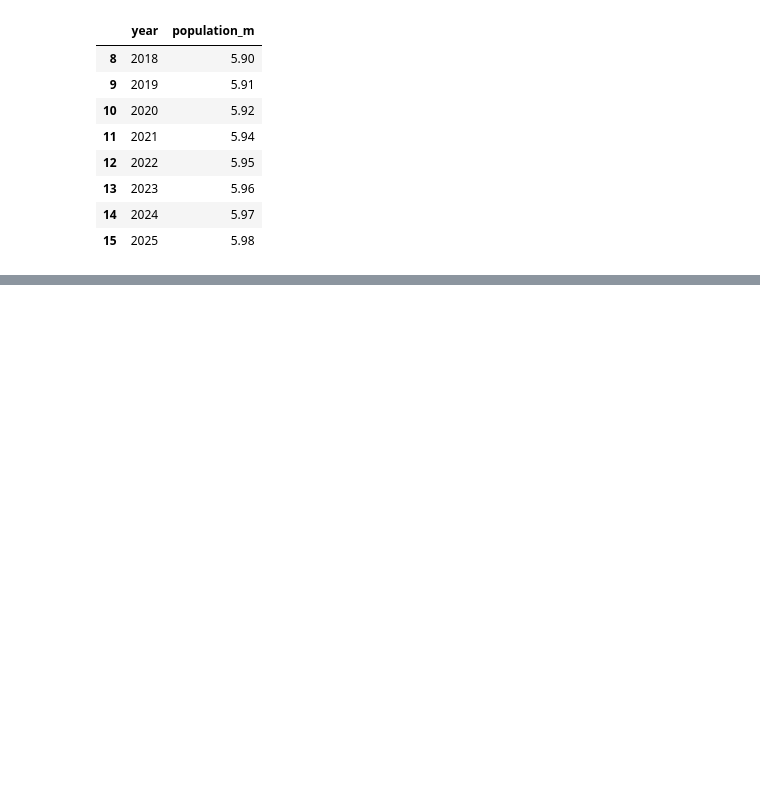
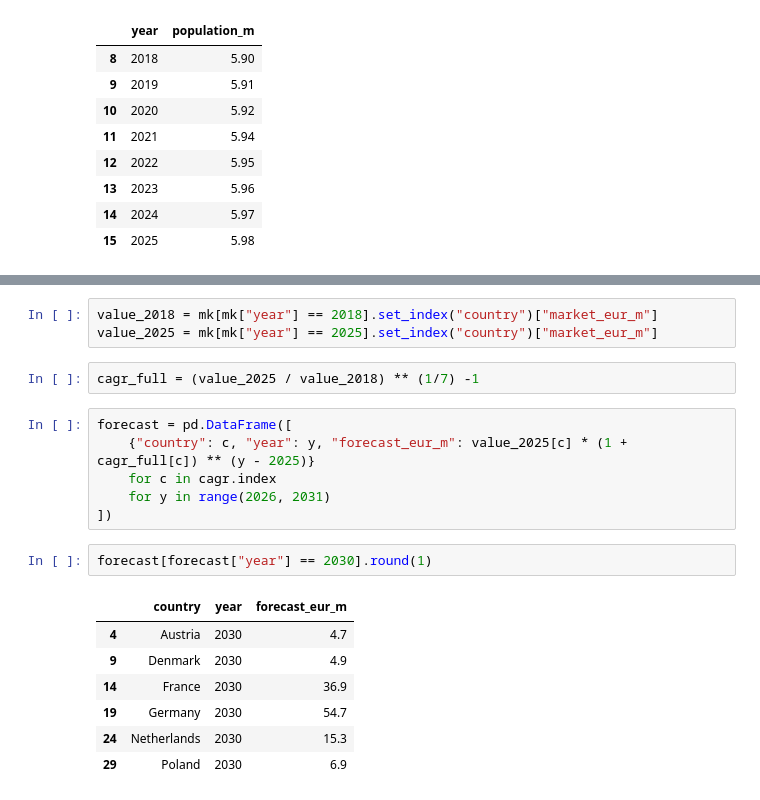
Before and after one commit to roshansrini26/analytics, a Jupyter notebook: market_analysis.ipynb, the cells around one changed output, grey strips where cells are left out. Cells and saved outputs as stored; diff of their text form; blank space fills up the shorter version.

```diff
--- a/market_analysis.ipynb
+++ b/market_analysis.ipynb
@@ -646,0 +701,21 @@ market.loc[market["country"] == "Denmark", ["year", "population_m"]]
+# %%
+value_2018 = mk[mk["year"] == 2018].set_index("country")["market_eur_m"]
+value_2025 = mk[mk["year"] == 2025].set_index("country")["market_eur_m"]
+# %%
+cagr_full = (value_2025 / value_2018) ** (1/7) -1
+# %%
+forecast = pd.DataFrame([
+    {"country": c, "year": y, "forecast_eur_m": value_2025[c] * (1 + cagr_full[c]) ** (y - 2025)}
+    for c in cagr.index
+    for y in range(2026, 2031)
+])
+# %%
+forecast[forecast["year"] == 2030].round(1)
+# %% [output]
+|  | country | year | forecast_eur_m |
+| 4 | Austria | 2030 | 4.7 |
+| 9 | Denmark | 2030 | 4.9 |
+| 14 | France | 2030 | 36.9 |
+| 19 | Germany | 2030 | 54.7 |
+| 24 | Netherlands | 2030 | 15.3 |
+| 29 | Poland | 2030 | 6.9 |
```
Also changed, not shown: parts of 8 cells of this notebook, 1 other file.
